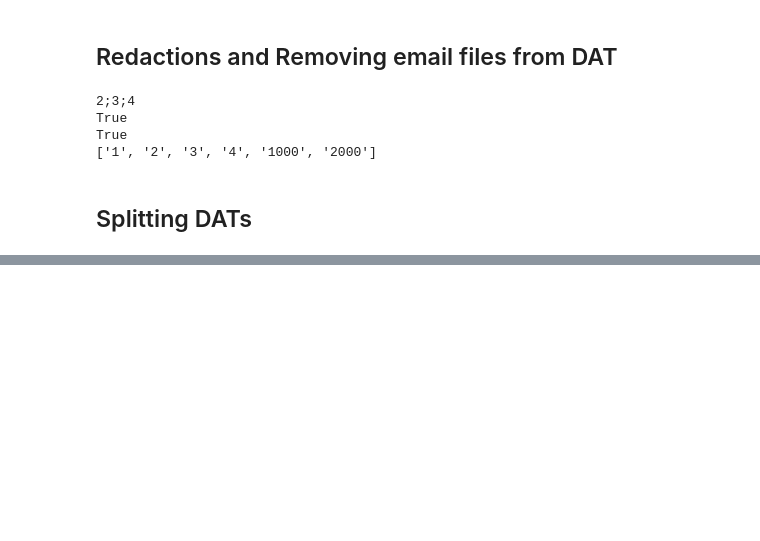
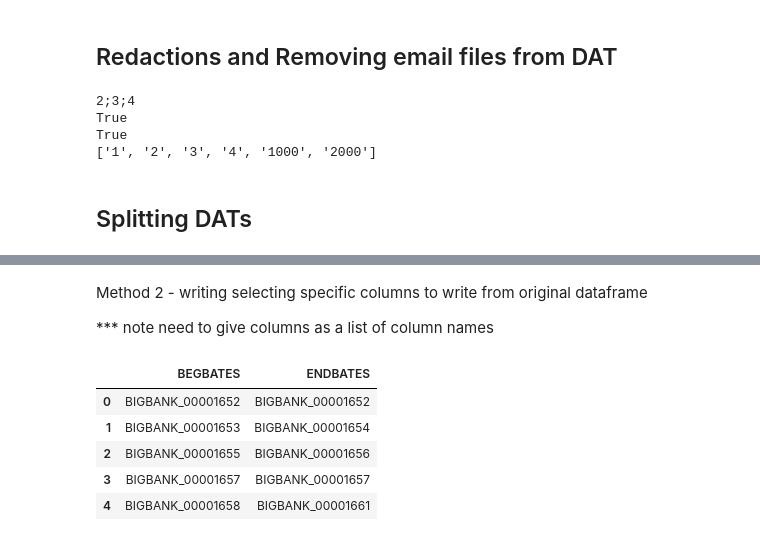
Before and after one commit to RedThorium/eDiscovery-Automation, a Jupyter notebook: Working with dat files in Jupyter Notebooks.ipynb, the cells around one changed output, grey strips where cells are left out. Saved outputs shown, nothing was run; the diff lists cells and outputs as text; code cells hidden in the pictures; blank space fills up the shorter version.

Commit message:
Figured out two methods to split out individual columns of a DAT

```diff
--- a/Working with dat files in Jupyter Notebooks.ipynb
+++ b/Working with dat files in Jupyter Notebooks.ipynb
@@ -194,0 +227,4 @@ True
+# %% [markdown]
+Method 2 - writing selecting specific columns to write from original dataframe
+
+*** note need to give columns as a list of column names
@@ -194,0 +235,12 @@ True
+# %%
+
+controlNumOverlay2 = datData[['BEGBATES','ENDBATES']].copy()
+# %%
+controlNumOverlay2.head(5)
+# %% [output]
+|  | BEGBATES | ENDBATES |
+| 0 | BIGBANK_00001652 | BIGBANK_00001652 |
+| 1 | BIGBANK_00001653 | BIGBANK_00001654 |
+| 2 | BIGBANK_00001655 | BIGBANK_00001656 |
+| 3 | BIGBANK_00001657 | BIGBANK_00001657 |
+| 4 | BIGBANK_00001658 | BIGBANK_00001661 |
```
Also changed, not shown: parts of 7 cells of this notebook, 2 other files.
